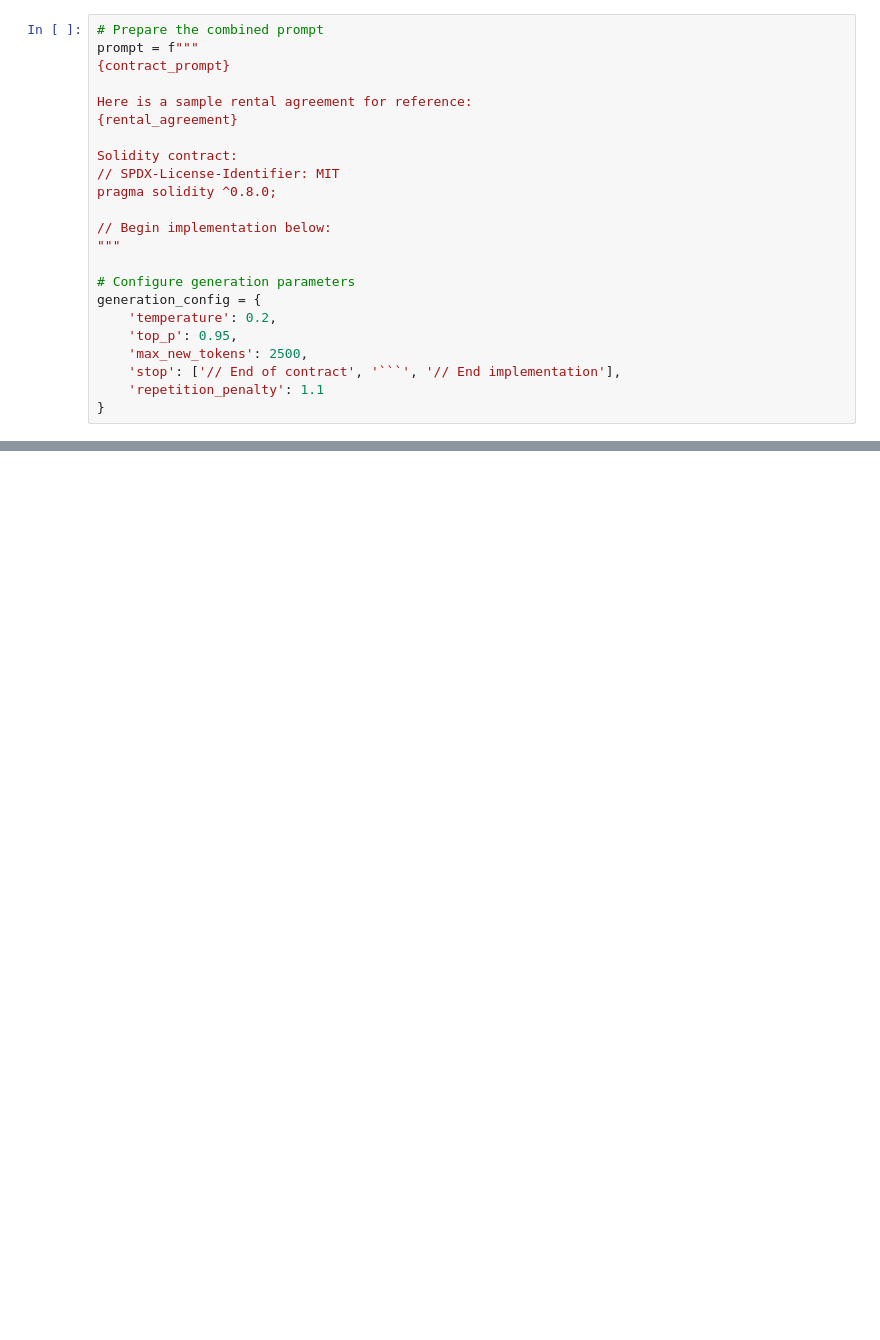
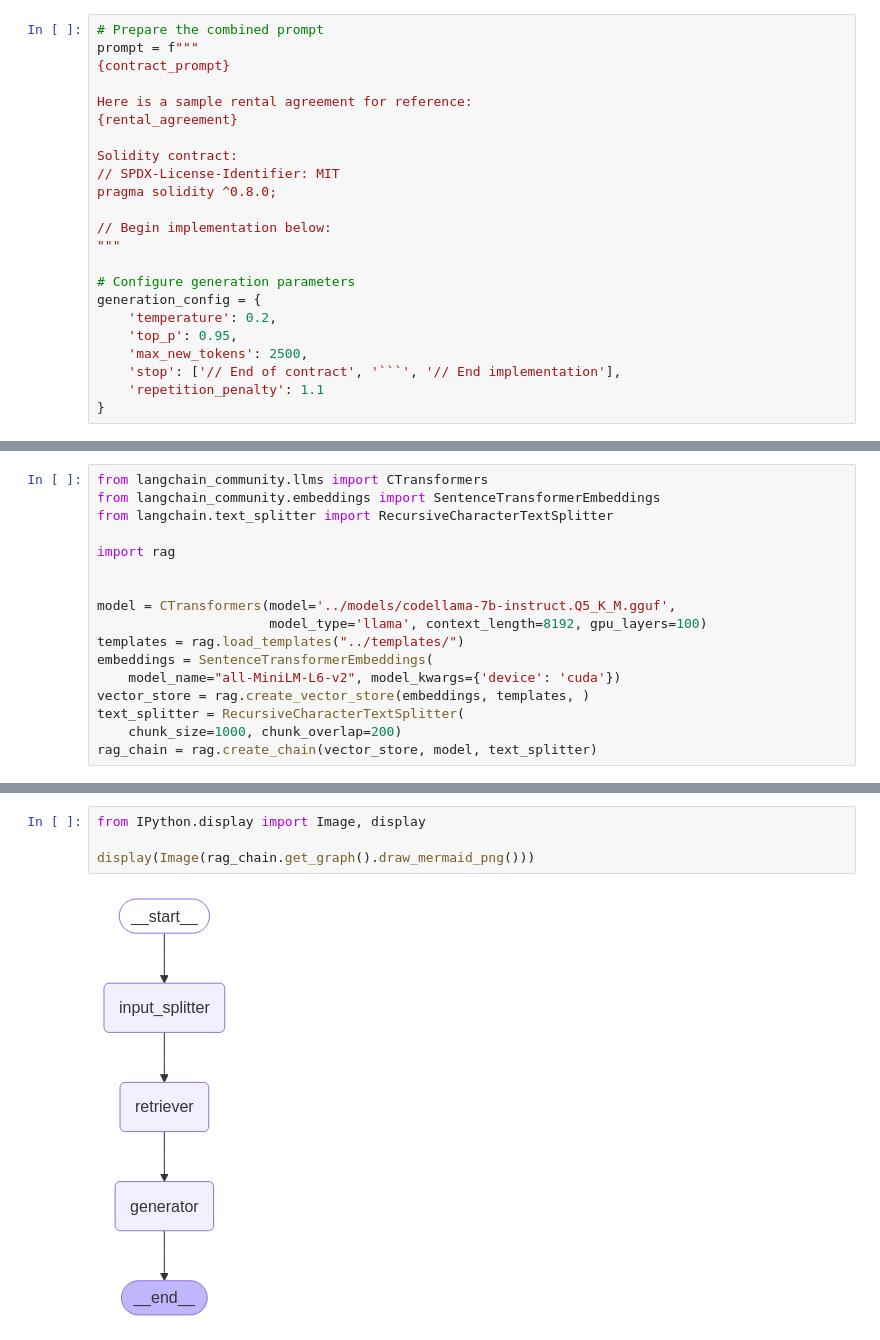
Before and after one commit to danmory/master_thesis, a Jupyter notebook: llm/llm/main.ipynb, the cells around one changed output, grey strips where cells are left out. Drawn from its saved outputs; the diff is of its cells as text; blank space fills up the shorter version.

Commit message:
reworked graph

```diff
--- a/llm/llm/main.ipynb
+++ b/llm/llm/main.ipynb
@@ -71,0 +55,17 @@ print(final_contract)
+# %%
+from langchain_community.llms import CTransformers
+from langchain_community.embeddings import SentenceTransformerEmbeddings
+from langchain.text_splitter import RecursiveCharacterTextSplitter
+
+import rag
+
+
+model = CTransformers(model='../models/codellama-7b-instruct.Q5_K_M.gguf',
+                      model_type='llama', context_length=8192, gpu_layers=100)
+templates = rag.load_templates("../templates/")
+embeddings = SentenceTransformerEmbeddings(
+    model_name="all-MiniLM-L6-v2", model_kwargs={'device': 'cuda'})
+vector_store = rag.create_vector_store(embeddings, templates, )
+text_splitter = RecursiveCharacterTextSplitter(
+    chunk_size=1000, chunk_overlap=200)
+rag_chain = rag.create_chain(vector_store, model, text_splitter)
@@ -71,0 +79,6 @@ print(final_contract)
+# %%
+from IPython.display import Image, display
+
+display(Image(rag_chain.get_graph().draw_mermaid_png()))
+# %% [output]
+[figure, added]
```
Also changed, not shown: parts of 7 cells of this notebook, 53 other files.
